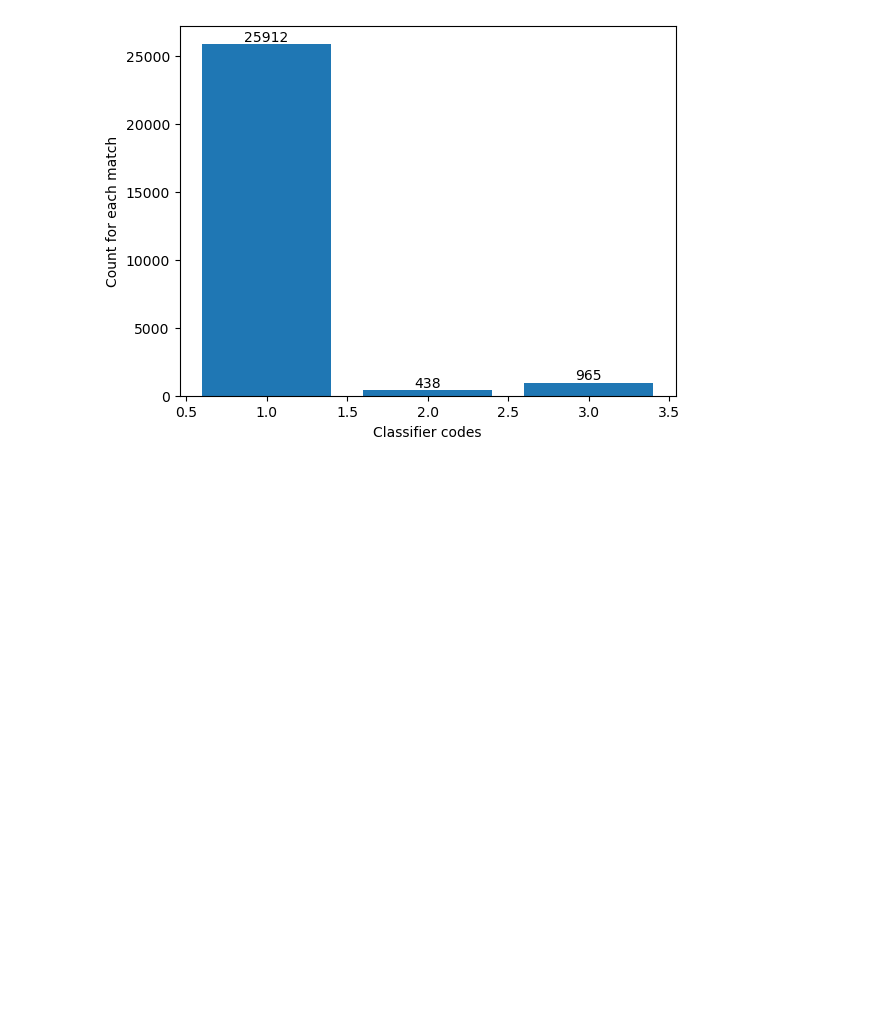
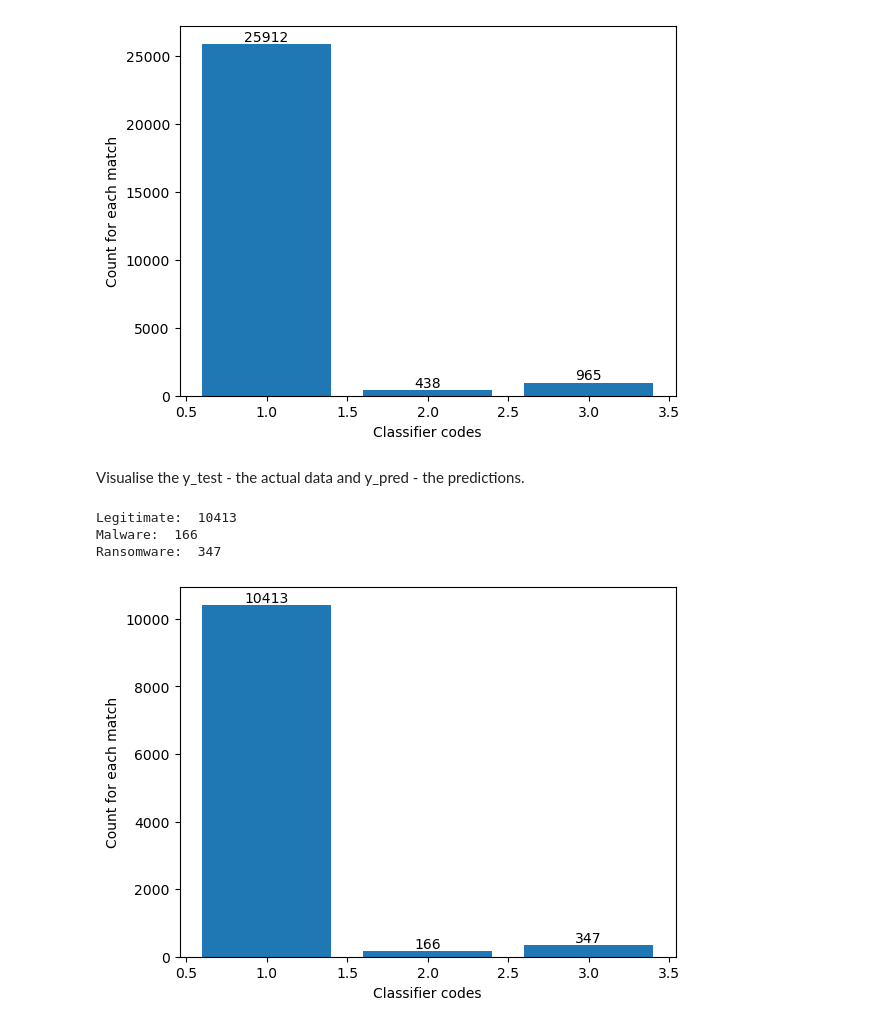
Before and after one commit to rstefanov321/AI_Cybersecurity, a Jupyter notebook: Random Forest Classifier.ipynb, the cells around one changed output. Saved outputs shown, nothing was run; the diff lists cells and outputs as text; code cells hidden in the pictures; blank space fills up the shorter version.

```diff
--- a/Random Forest Classifier.ipynb
+++ b/Random Forest Classifier.ipynb
@@ -345,3 +408,41 @@ plt.ylabel("Count for each match")
 plt.show()
 # %% [output]
 [figure]
+# %% [markdown]
+Visualise the y_test - the actual data and y_pred - the predictions.
+# %%
+legitimate1 = 0
+malware2 = 0
+ransomware3 = 0
+
+x = (1, 2, 3)
+
+for cat in range(len(y_test)):
+    value = y_pred[cat]
+    if value == 1:
+        legitimate1 += 1
+    elif value == 2:
+        malware2 += 1
+    elif value == 3:
+        ransomware3 += 1
+
+y = [legitimate1, malware2, ransomware3]
+print("Legitimate: ", legitimate1, "\nMalware: ", malware2, "\nRansomware: ", ransomware3)
+
+
+fig, ax = plt.subplots()
+rects = ax.bar(x, y)
+
+# Add labels to the top of each bar
+for rect in rects:
+    height = rect.get_height()
+    ax.text(rect.get_x() + rect.get_width()/2., height, height,
+           ha="center", va="bottom")
+plt.xlabel("Classifier codes")
+plt.ylabel("Count for each match")
+plt.show()
+# %% [output]
+Legitimate:  10413
+Malware:  166
+Ransomware:  347
+[figure, added]
```
Also changed, not shown: parts of 32 cells of this notebook.
